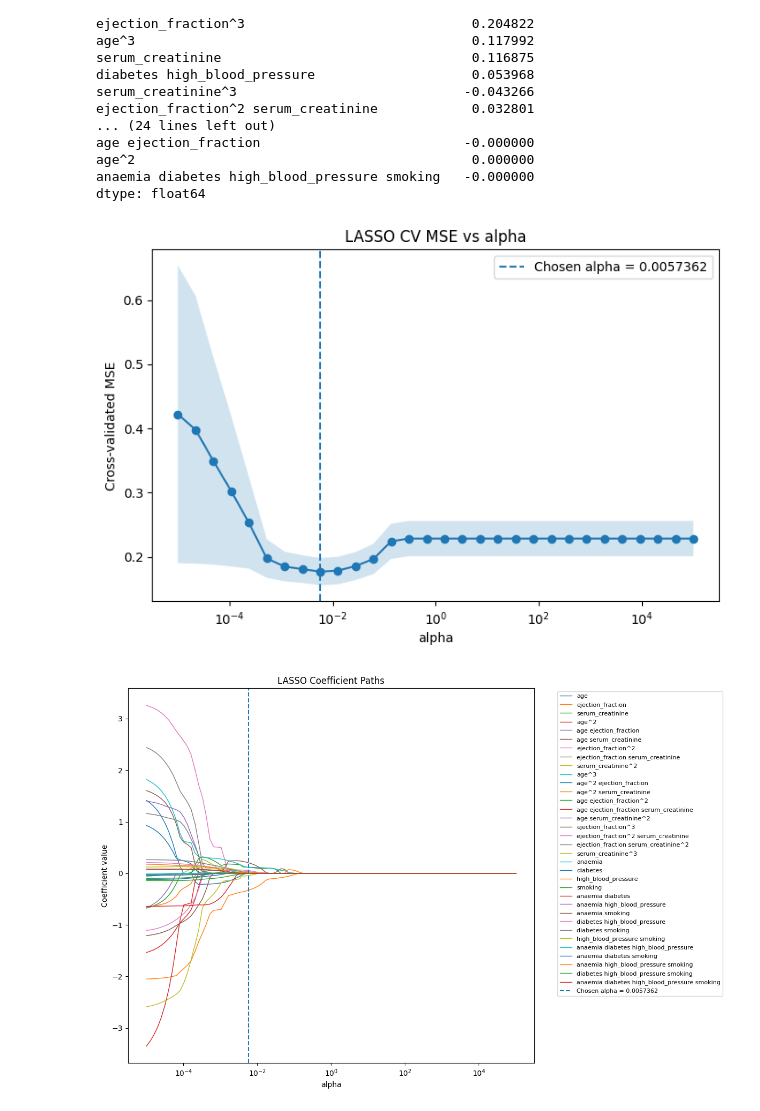
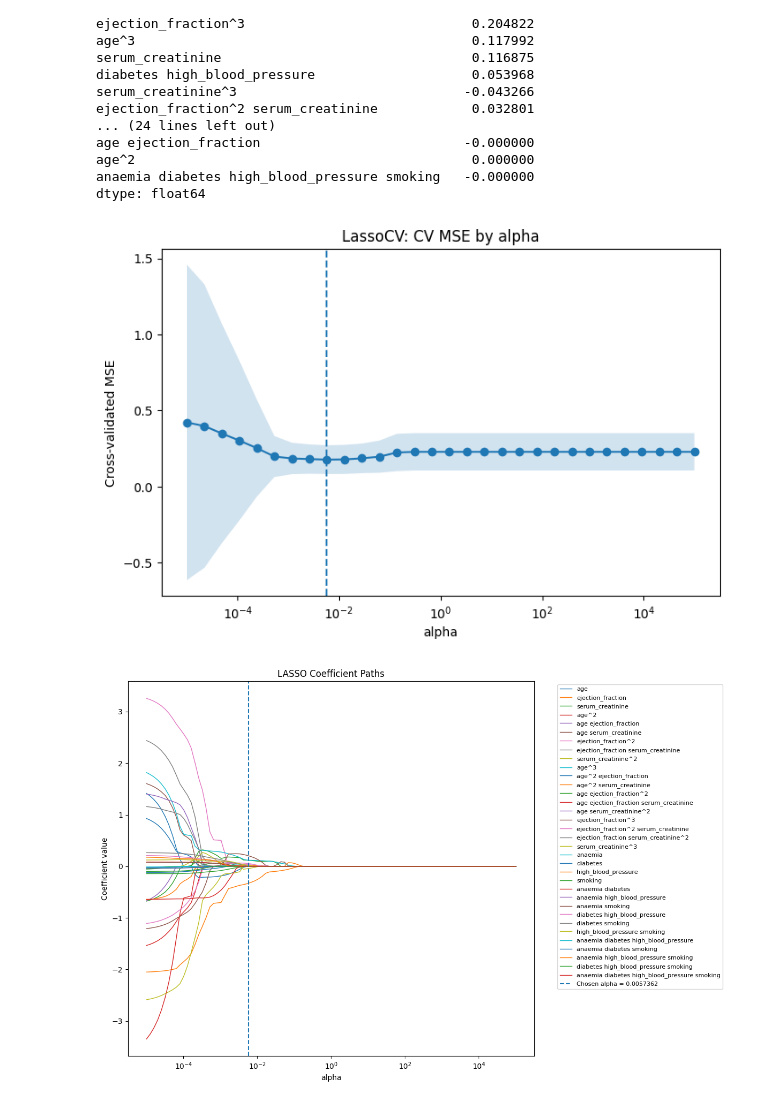
Before and after one commit to haileyechong/undergrad_ml_assignments, a Jupyter notebook: 04_assignment_regularization.ipynb, the cells around one changed output. Saved outputs shown, nothing was run; the diff lists cells and outputs as text; code cells hidden in the pictures.

```diff
--- a/04_assignment_regularization.ipynb
+++ b/04_assignment_regularization.ipynb
@@ -374,29 +366,24 @@ anaemia diabetes high_blood_pressure smoking   -0.000000
 dtype: float64
 # %%
 #4)
-
 mean_mse = lasso_cv.mse_path_.mean(axis=1)
-se_mse = lasso_cv.mse_path_.std(axis=1) / np.sqrt(lasso_cv.mse_path_.shape[1])
-
-alpha_vals = lasso_cv.alphas_
-order = np.argsort(alpha_vals)
+std_mse = lasso_cv.mse_path_.std(axis=1)
 
 plt.figure(figsize=(8, 5))
-plt.semilogx(alpha_vals[order], mean_mse[order], marker="o")
+plt.semilogx(lasso_cv.alphas_, mean_mse, marker='o')
 plt.fill_between(
-    alpha_vals[order],
-    mean_mse[order] - se_mse[order],
-    mean_mse[order] + se_mse[order],
+    lasso_cv.alphas_,
+    mean_mse - std_mse,
+    mean_mse + std_mse,
     alpha=0.2
 )
-plt.axvline(lasso_cv.alpha_, linestyle="--", label=f"Chosen alpha = {lasso_cv.alpha_:.5g}")
+plt.axvline(lasso_cv.alpha_, linestyle='--')
 plt.xlabel("alpha")
 plt.ylabel("Cross-validated MSE")
-plt.title("LASSO CV MSE vs alpha")
-plt.legend()
+plt.title("LassoCV: CV MSE by alpha")
 plt.show()
 # %% [output]
-[figure, old version]
+[figure, new version]
 # %%
 #5)
 
```
Also changed, not shown: parts of 3 cells of this notebook, 4 other files.
